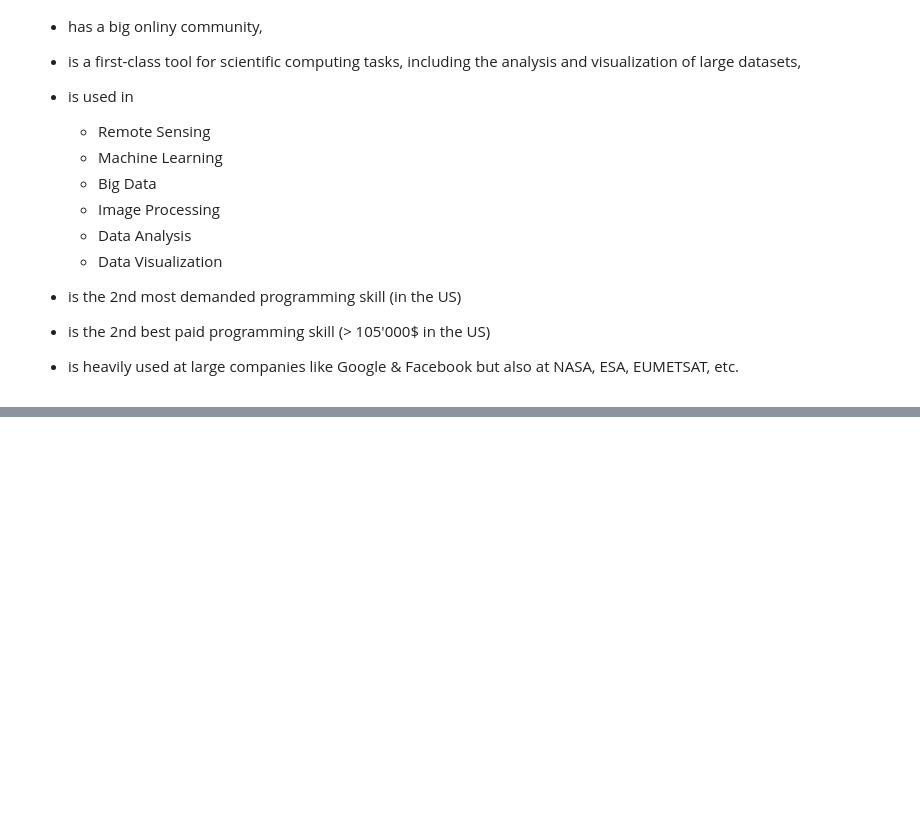
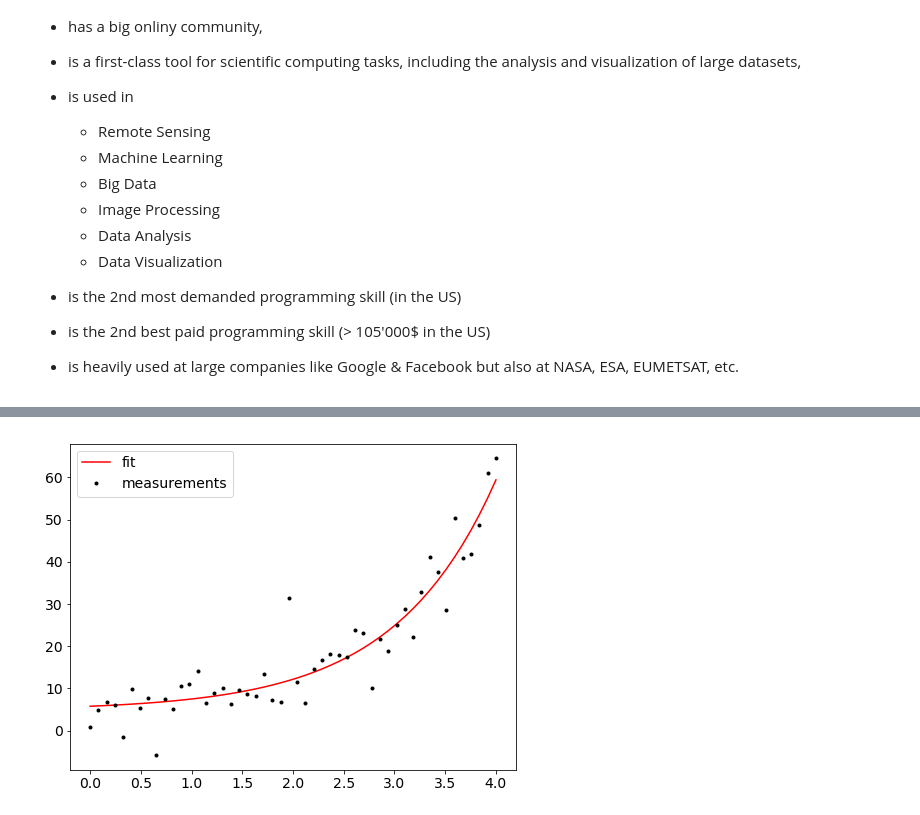
Before and after one commit to python-kurs/sommersemester_2019, a Jupyter notebook: content/motivation.ipynb, the cells around one changed output, grey strips where cells are left out. Saved outputs shown, nothing was run; the diff lists cells and outputs as text; code cells hidden in the pictures; blank space fills up the shorter version.

```diff
--- a/content/motivation.ipynb
+++ b/content/motivation.ipynb
@@ -59 +96,10 @@ plt.show()
+# %%
+popt, pcov = curve_fit(func, xdata, ydata)
+
+plt.plot(xdata, func(xdata, popt), 'r-', label='fit')
+plt.plot(xdata, ydata, label='measurements', c = "k", marker = ".", lw= 0)
+plt.legend()
+plt.show()
+# %% [output]
+[figure, added]
 # %% [markdown]
```
Also changed, not shown: parts of 11 cells of this notebook, 6 other files.
